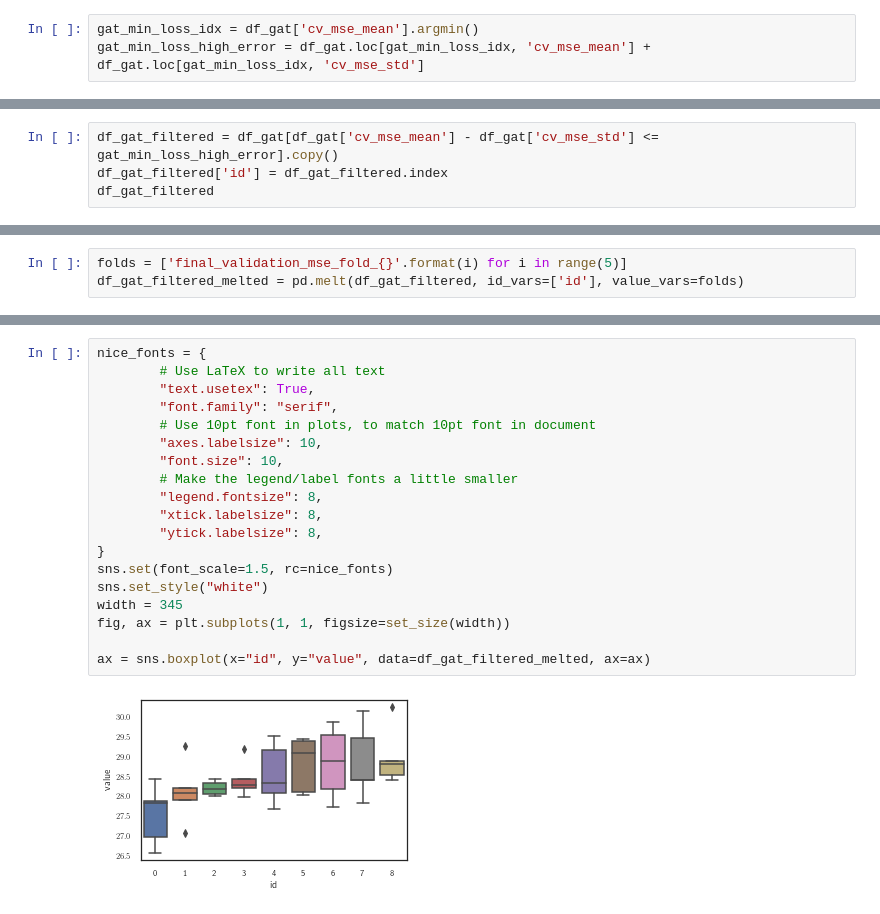
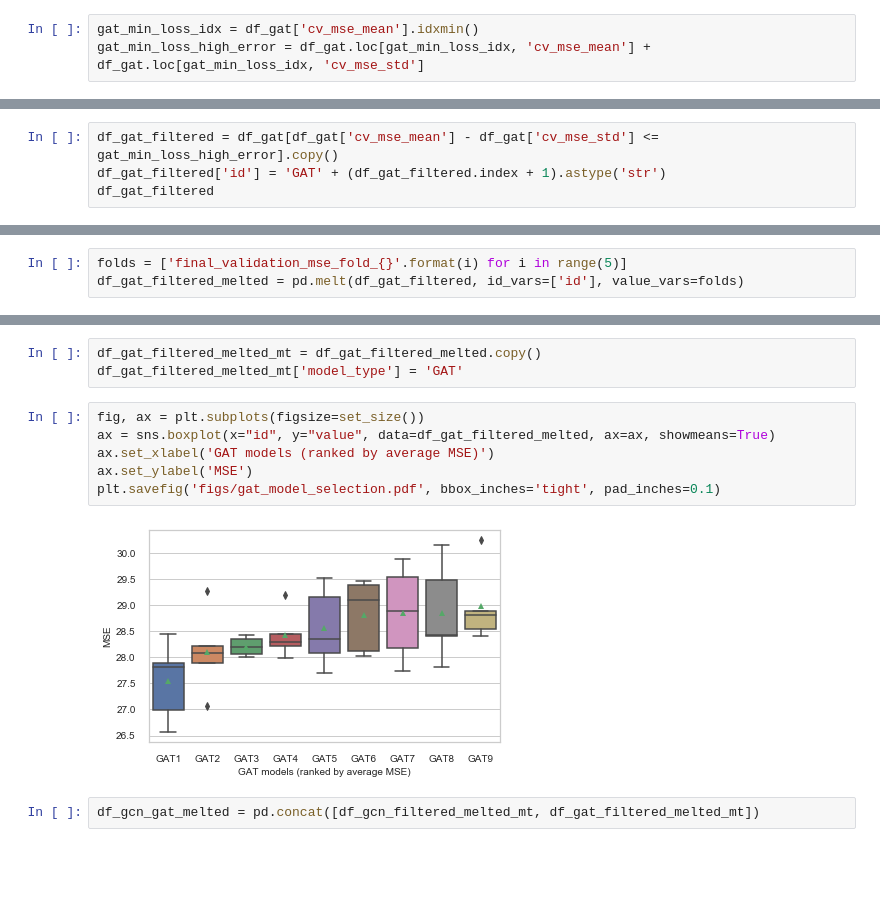
Before and after one commit to kamilest/brain-age-gnn, a Jupyter notebook: notebooks/model_selection.ipynb, the cells around one changed output, grey strips where cells are left out. Saved outputs shown, nothing was run; the diff lists cells and outputs as text; blank space fills up the shorter version.

```diff
--- a/notebooks/model_selection.ipynb
+++ b/notebooks/model_selection.ipynb
@@ -95,5 +159,5 @@ ax = sns.boxplot(x="id", y="value", data=df_gcn_filtered_melted, ax=ax)
 df_gat['cv_mse_mean'] = df_gat['cv_validation_average_mse']
 df_gat['cv_mse_std'] = df_gat[['final_validation_mse_fold_{}'.format(i) for i in range(5)]].std(axis=1)
 # %%
-gat_min_loss_idx = df_gat['cv_mse_mean'].argmin()
+gat_min_loss_idx = df_gat['cv_mse_mean'].idxmin()
 gat_min_loss_high_error = df_gat.loc[gat_min_loss_idx, 'cv_mse_mean'] + df_gat.loc[gat_min_loss_idx, 'cv_mse_std']
@@ -120,7 +176,7 @@ df_gat[df_gat['cv_mse_mean'] - df_gat['cv_mse_std'] <= gat_min_loss_high_error][
 | 8 | sunny-sweep-23-fold-4 | 28.981194 | 0.739823 |
 # %%
 df_gat_filtered = df_gat[df_gat['cv_mse_mean'] - df_gat['cv_mse_std'] <= gat_min_loss_high_error].copy()
-df_gat_filtered['id'] = df_gat_filtered.index
+df_gat_filtered['id'] = 'GAT' + (df_gat_filtered.index + 1).astype('str')
 df_gat_filtered
 # %% [output]
 |  | Name | dropout | weight_decay | learning_rate | n_conv_layers | similarity | layer_sizes | _wandb | ... |
@@ -180,21 +196,13 @@ def set_size(width, fraction=1, subplots=(1, 1)):
-# %%
-nice_fonts = {
-        # Use LaTeX to write all text
-        "text.usetex": True,
-        "font.family": "serif",
-        # Use 10pt font in plots, to match 10pt font in document
-        "axes.labelsize": 10,
-        "font.size": 10,
-        # Make the legend/label fonts a little smaller
-        "legend.fontsize": 8,
-        "xtick.labelsize": 8,
-        "ytick.labelsize": 8,
-}
-sns.set(font_scale=1.5, rc=nice_fonts)
-sns.set_style("white")
-width = 345
-fig, ax = plt.subplots(1, 1, figsize=set_size(width))
-
-ax = sns.boxplot(x="id", y="value", data=df_gat_filtered_melted, ax=ax)
-# %% [output]
-[figure, removed]
+# %%
+df_gat_filtered_melted_mt = df_gat_filtered_melted.copy()
+df_gat_filtered_melted_mt['model_type'] = 'GAT'
+# %%
+fig, ax = plt.subplots(figsize=set_size())
+ax = sns.boxplot(x="id", y="value", data=df_gat_filtered_melted, ax=ax, showmeans=True)
+ax.set_xlabel('GAT models (ranked by average MSE)')
+ax.set_ylabel('MSE')
+plt.savefig('figs/gat_model_selection.pdf', bbox_inches='tight', pad_inches=0.1)
+# %% [output]
+[figure, added]
+# %%
+df_gcn_gat_melted = pd.concat([df_gcn_filtered_melted_mt, df_gat_filtered_melted_mt])
```
Also changed, not shown: parts of 10 cells of this notebook, 3 other files.
